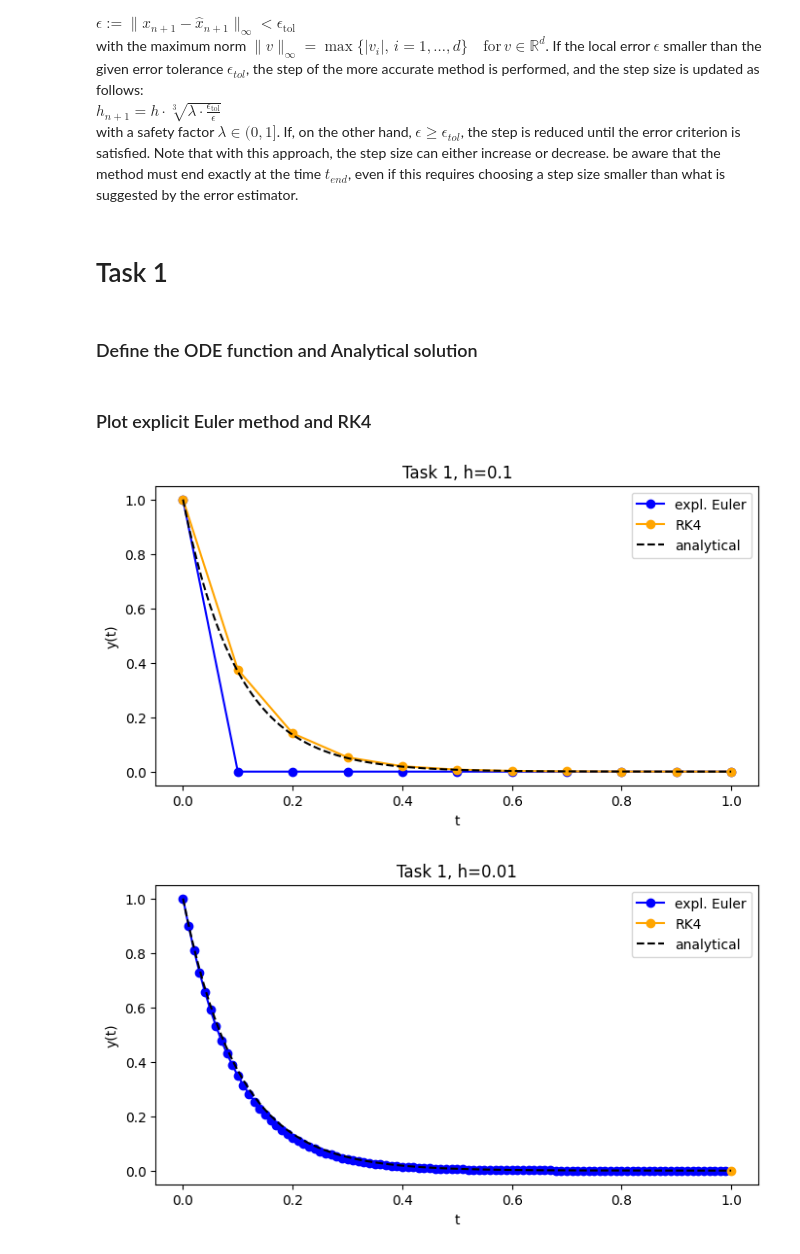
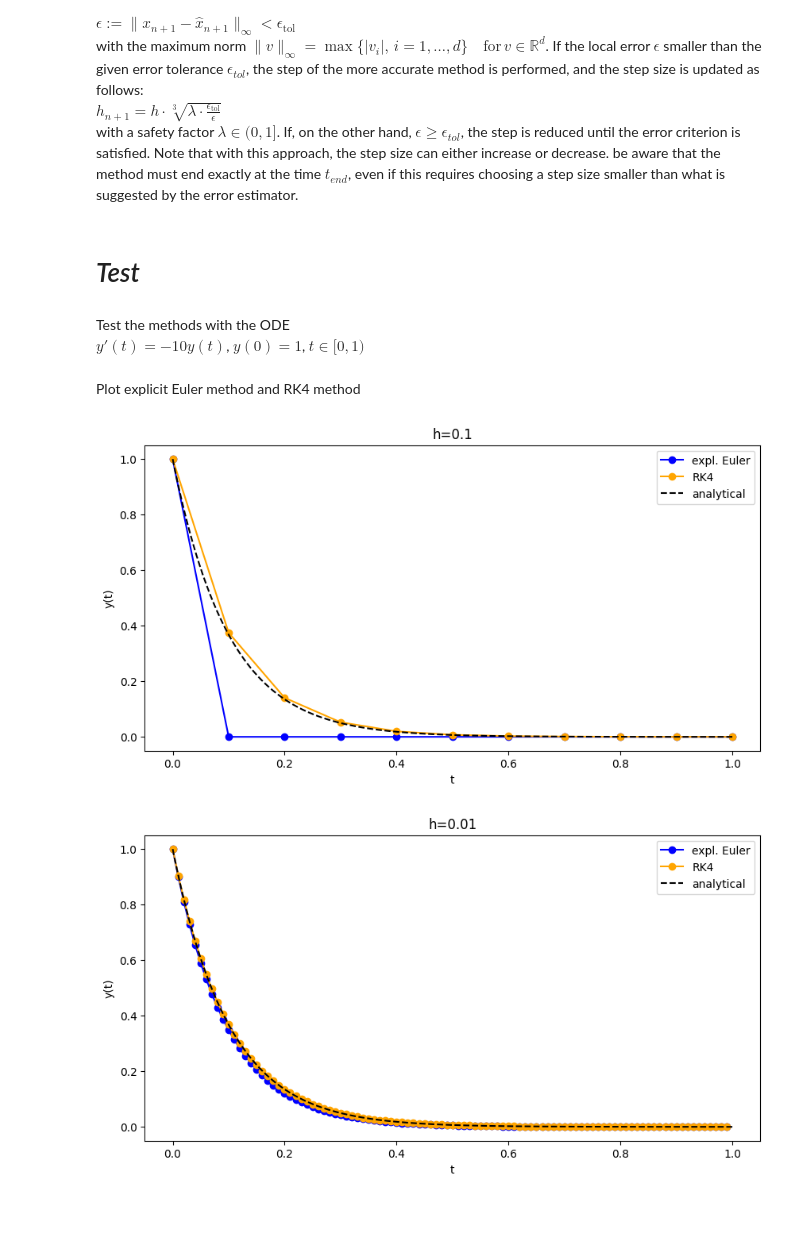
Before and after one commit to AnhTungLe04/NumericalMathematics, a Jupyter notebook: OnestepMethodForSolvingODE/onestep_ode.ipynb, the cells around one changed output. Drawn from its saved outputs; the diff is of its cells as text; code cells hidden in the pictures; blank space fills up the shorter version.

```diff
--- a/OnestepMethodForSolvingODE/onestep_ode.ipynb
+++ b/OnestepMethodForSolvingODE/onestep_ode.ipynb
@@ -14,7 +14,7 @@ with $f: \mathbb{R}^n \times [t_0, t_{\text{end}}] \to \mathbb{R}^n \quad \text{
 # %% [markdown]
 This is a fixed-step method where the iteration is given by $y_{n+1} = y_n + h.f(t_n, y_n)$
 # %%
-def euler(f, t0, y0, t_end, h):
+def euler(f, y0, t0, t_end, h):
     # Initial condition as first elements of the lists
     t_values = [t0]
     y_values = [y0]
@@ -43,7 +43,7 @@ Another fixed step method with the convergence order of fourth defined by the Bu
   & \frac{1}{6} & \frac{1}{3} & \frac{1}{3} & \frac{1}{6}
 \end{array}
 # %%
-def rk4(f, t0, y0, t_end, h):
+def rk4(f, y0, t0, t_end, h):
     # Initial condition as first elements of the lists
     t_values = [t0]
     y_values = [y0]
@@ -53,6 +53,7 @@ def rk4(f, t0, y0, t_end, h):
         t_n = t_values[-1]
         y_n = y_values[-1]
 
+        ########## Butcher Tableau ##########
         # Compute k values
         k1 = f(t_n , y_n)
         k2 = f(t_n + h/2 , y_n + h/2*k1)
@@ -127,9 +129,11 @@ def adaptive_rk23(f, y0, t0, tend, h0, tol, lambd):
 
     return t_values, y_values
 # %% [markdown]
-# Task 1
+# *Test*
 # %% [markdown]
-### Define the ODE function and Analytical solution
+Test the methods with the ODE
+<br>
+$y'(t) = -10y(t)$, $y(0) = 1$, $t \in [0, 1)$
 # %%
 # Define the ODE function
 def ode_f(t, y): # y'(t) = -10 * y(t)
@@ -139,7 +143,7 @@ def ode_f(t, y): # y'(t) = -10 * y(t)
 def analytical_solution(t):
     return np.exp(-10 * t)
 # %% [markdown]
-### Plot explicit Euler method and RK4
+Plot explicit Euler method and RK4 method
 # %%
 # Set Test Conditions
 y0, t0, t_end = 1, 0, 1
@@ -150,40 +154,40 @@ y_exact = analytical_solution(t_exact)
 # %%
 ########### h = 0.1 ##########
 h = 0.1
 
-plt.figure(figsize=(8, 4))
-t_euler, y_euler = euler(ode_f, t0, y0, t_end, h)
-t_rk4, y_rk4 = rk4_method(ode_f, t0, y0, t_end, h)
+plt.figure(figsize=(10, 5))
+t_euler, y_euler = euler(ode_f, y0, t0, t_end, h)
+t_rk4, y_rk4 = rk4(ode_f, y0, t0, t_end, h)
 
 # Plot Euler and RK4 methods with analytical solution
 plt.plot(t_euler, y_euler, 'o-', label='expl. Euler', color='blue')
 plt.plot(t_rk4, y_rk4, 'o-', label='RK4', color='orange')
 plt.plot(t_exact, y_exact, '--', label='analytical', color='black')
 
 plt.xlabel('t')
 plt.ylabel('y(t)')
-plt.title('Task 1, h=0.1')
+plt.title(f'h={h}')
 plt.legend()
 plt.show()
 
 ########## h = 0.01 ##########
 h = 0.01
 
-plt.figure(figsize=(8, 4))
-t_euler, y_euler = euler(ode_f, t0, y0, t_end, h)
-t_rk4, y_rk4 = rk4(ode_f, t0, y0, t_end, h)
+plt.figure(figsize=(10, 5))
+t_euler, y_euler = euler(ode_f, y0, t0, t_end, h)
+t_rk4, y_rk4 = rk4(ode_f, y0, t0, t_end, h)
 
 # Plot Euler and RK4 methods with analytical solution
 plt.plot(t_euler, y_euler, 'o-', label='expl. Euler', color='blue')
 plt.plot(t_rk4, y_rk4, 'o-', label='RK4', color='orange')
 plt.plot(t_exact, y_exact, '--', label='analytical', color='black')
 
 plt.xlabel('t')
 plt.ylabel('y(t)')
-plt.title('Task 1, h=0.01')
+plt.title(f'h={h}')
 plt.legend()
 plt.show()
 # %% [output]
-[figure, old version]
+[figure, new version]
-[figure, old version]
+[figure, new version]
 # %% [markdown]
```
Also changed, not shown: parts of 37 cells of this notebook.
